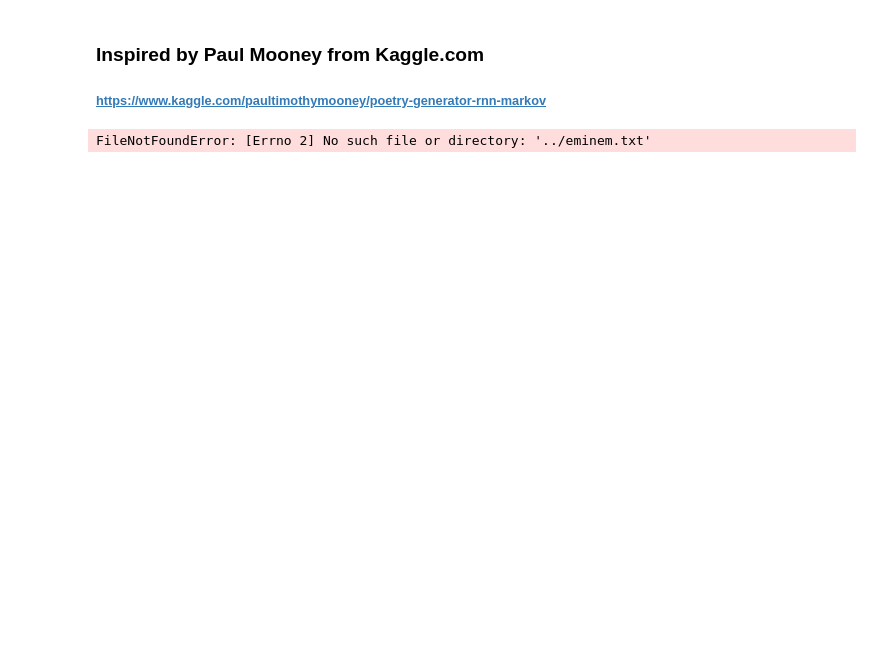
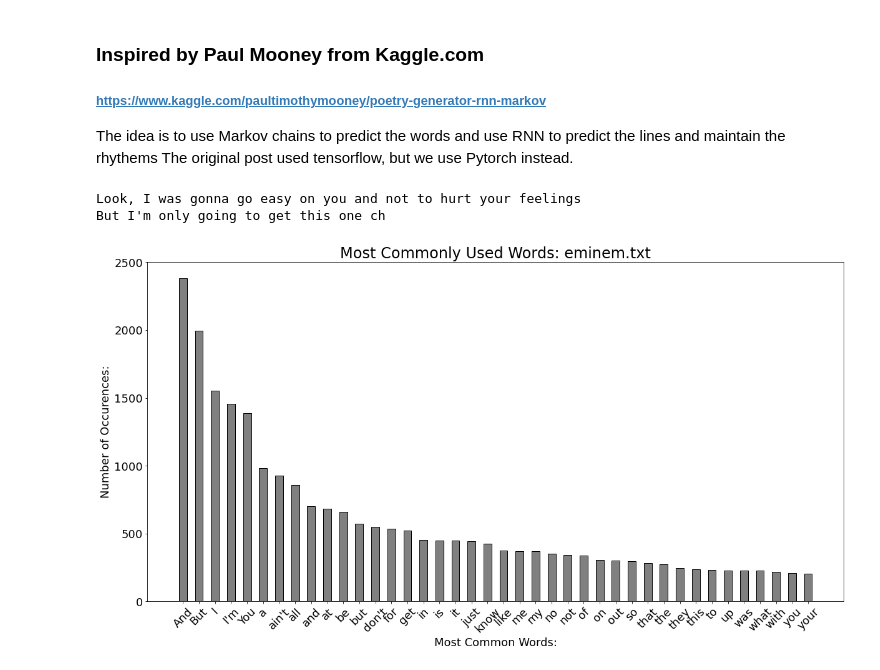
Before and after one commit to Tina-Gu/RNN, a Jupyter notebook: PAST7008RNN.ipynb, the cells around one changed output. Saved outputs shown, nothing was run; the diff lists cells and outputs as text; code cells hidden in the pictures; blank space fills up the shorter version.

```diff
--- a/PAST7008RNN.ipynb
+++ b/PAST7008RNN.ipynb
@@ -8,10 +17,34 @@ import torchvision.transforms as transforms
 # %% [markdown]
 ### Inspired by Paul Mooney from Kaggle.com
 ###### https://www.kaggle.com/paultimothymooney/poetry-generator-rnn-markov
+
+The idea is to use Markov chains to predict the words and use RNN to predict the lines and maintain the rhythems
+The original post used tensorflow, but we use Pytorch instead.
 # %%
 # import the dataset and display some info
-artist_file = '../eminem.rtf'
+artist_file = 'eminem.txt'
 with open(artist_file) as f:
     print(f.read(100))
 # %% [output]
-FileNotFoundError: [Errno 2] No such file or directory: '../eminem.txt'
+Look, I was gonna go easy on you and not to hurt your feelings
+But I'm only going to get this one ch
+# %%
+# plot the frequencies of words
+def plotWordFrequency(input):
+    f = open(artist_file,'r')
+    words = [x for y in [l.split() for l in f.readlines()] for x in y]
+    data = sorted([(w, words.count(w)) for w in set(words)], key = lambda x:x[1], reverse=True)[:40]
+    most_words = [x[0] for x in data]
+    times_used = [int(x[1]) for x in data]
+    plt.figure(figsize=(20,10))
+    plt.bar(x=sorted(most_words), height=times_used, color = 'grey', edgecolor = 'black',  width=.5)
+    plt.xticks(rotation=45, fontsize=18)
+    plt.yticks(rotation=0, fontsize=18)
+    plt.xlabel('Most Common Words:', fontsize=18)
+    plt.ylabel('Number of Occurences:', fontsize=18)
+    plt.title('Most Commonly Used Words: %s' % (artist_file), fontsize=24)
+    plt.show()
+# %%
+plotWordFrequency(artist_file)
+# %% [output]
+[figure, added]
```
Also changed, not shown: parts of 13 cells of this notebook.
